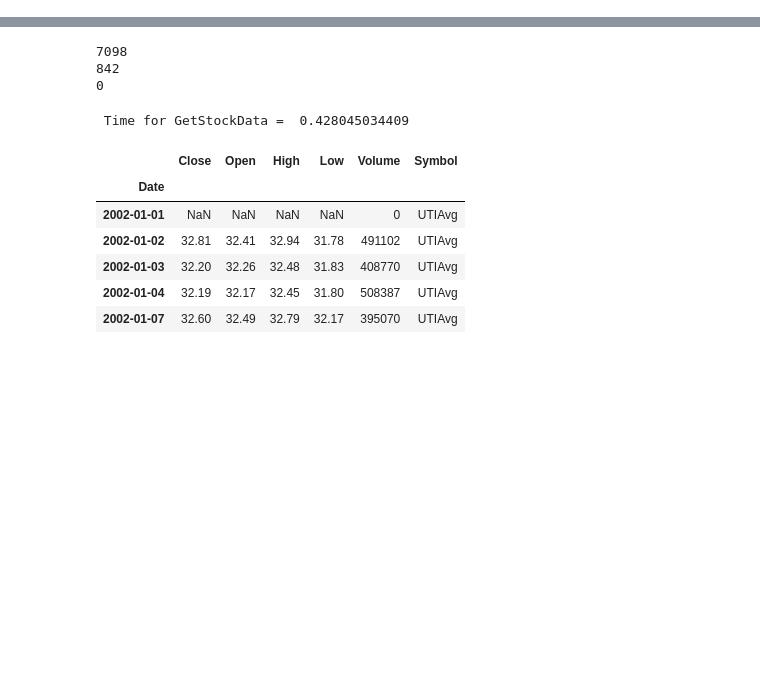
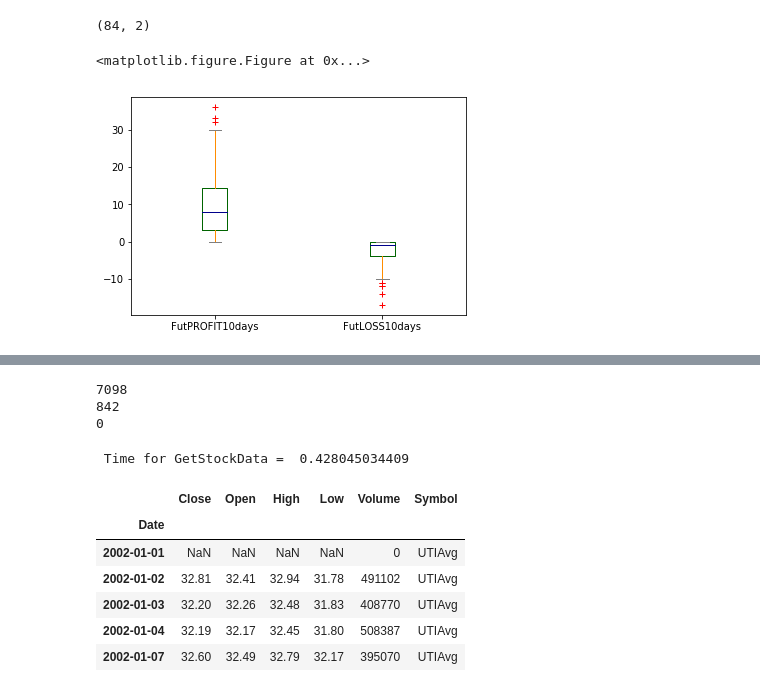
Before and after one commit to ajmal017/trade_analytics, a Jupyter notebook: trade_analytics/trade_analytics.ipynb, the cells around one changed output, grey strips where cells are left out. Saved outputs shown, nothing was run; the diff lists cells and outputs as text; code cells hidden in the pictures; blank space fills up the shorter version.

```diff
--- a/trade_analytics/trade_analytics.ipynb
+++ b/trade_analytics/trade_analytics.ipynb
@@ -37,0 +93,12 @@ import threading
+# %%
+
+color = dict(boxes='DarkGreen', whiskers='DarkOrange',medians='DarkBlue', caps='Gray')
+plt.figure()
+dp=CC.df[(CC.df['CCICHERRIES']==1) & (CC.df['CCI50']>=100)][['FutPROFIT10days','FutLOSS10days']]
+dp.plot.box(color=color, sym='r+')
+print dp.shape
+plt.show()
+# %% [output]
+(84, 2)
+<matplotlib.figure.Figure at 0x...>
+[figure, added]
```
Also changed, not shown: parts of 13 cells of this notebook, 17 other files.
